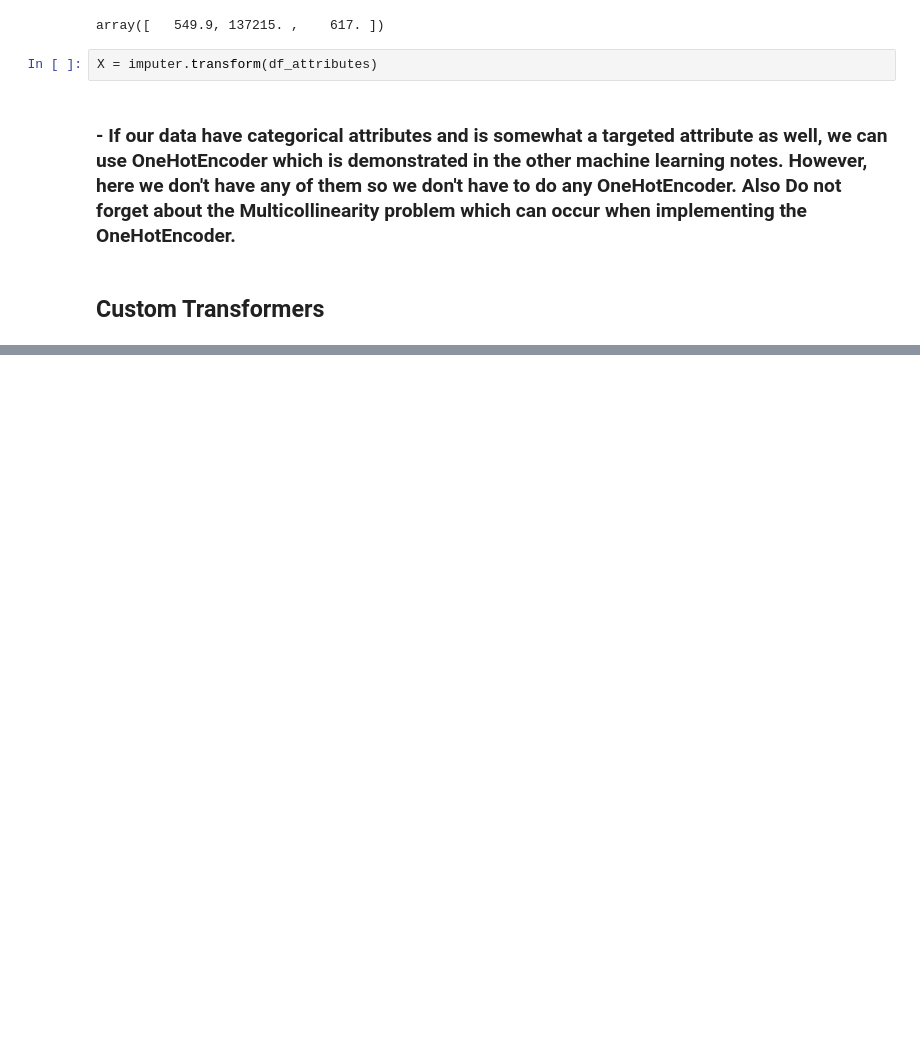
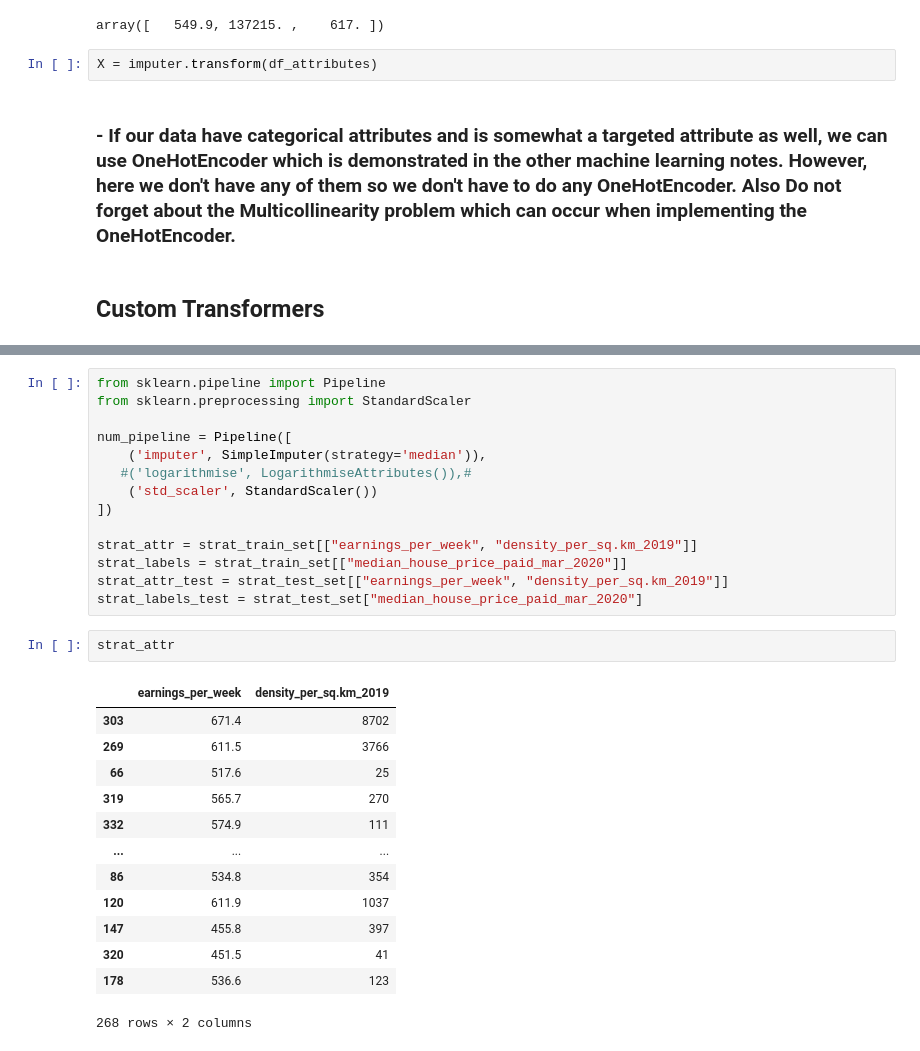
Before and after one commit to Kunvuthi/hands-on-machine-learning, a Jupyter notebook: uk_housing.ipynb, the cells around one changed output, grey strips where cells are left out. Cells and saved outputs as stored; diff of their text form; blank space fills up the shorter version.

```diff
--- a/uk_housing.ipynb
+++ b/uk_housing.ipynb
@@ -336,0 +327,30 @@ array([[<AxesSubplot:xlabel='earnings_per_week', ylabel='earnings_per_week'>,
+# %%
+from sklearn.pipeline import Pipeline
+from sklearn.preprocessing import StandardScaler
+
+num_pipeline = Pipeline([
+    ('imputer', SimpleImputer(strategy='median')),
+   #('logarithmise', LogarithmiseAttributes()),#
+    ('std_scaler', StandardScaler())
+])
+
+strat_attr = strat_train_set[["earnings_per_week", "density_per_sq.km_2019"]]
+strat_labels = strat_train_set[["median_house_price_paid_mar_2020"]]
+strat_attr_test = strat_test_set[["earnings_per_week", "density_per_sq.km_2019"]]
+strat_labels_test = strat_test_set["median_house_price_paid_mar_2020"]
+# %%
+strat_attr
+# %% [output]
+|  | earnings_per_week | density_per_sq.km_2019 |
+| 303 | 671.4 | 8702 |
+| 269 | 611.5 | 3766 |
+| 66 | 517.6 | 25 |
+| 319 | 565.7 | 270 |
+| 332 | 574.9 | 111 |
+| ... | ... | ... |
+| 86 | 534.8 | 354 |
+| 120 | 611.9 | 1037 |
+| 147 | 455.8 | 397 |
+| 320 | 451.5 | 41 |
+| 178 | 536.6 | 123 |
+268 rows × 2 columns
```
Also changed, not shown: parts of 22 cells of this notebook, 1 other file.
